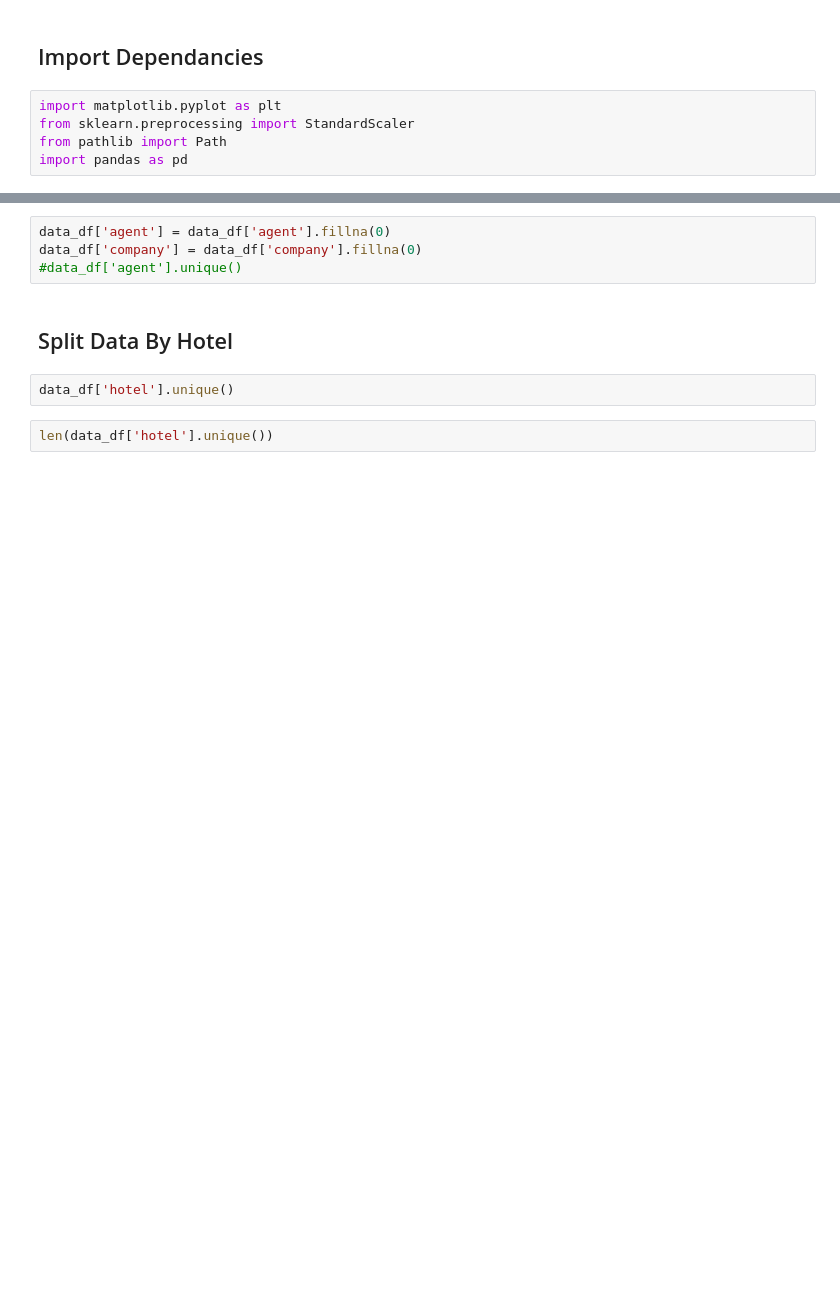
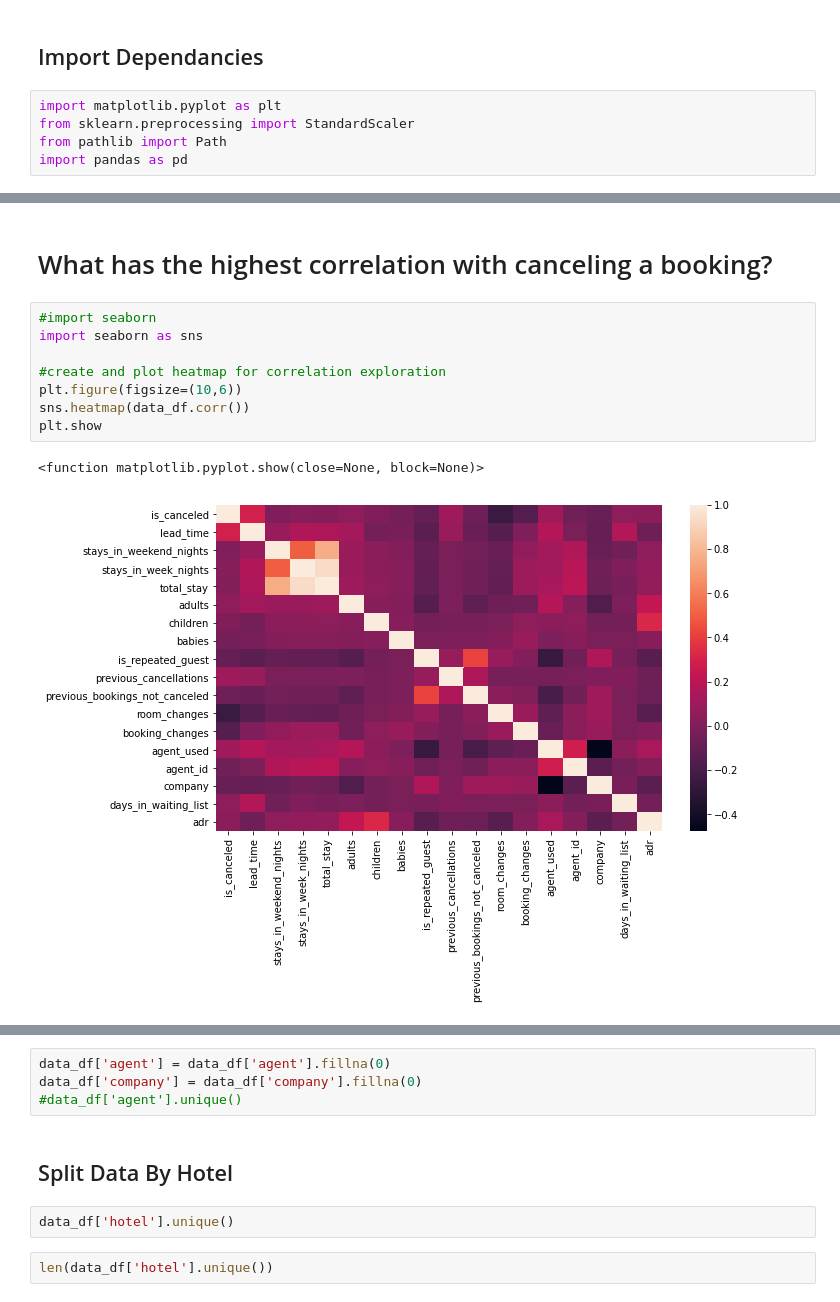
Before and after one commit to taylorsyde/Hotel_Booking, a Jupyter notebook: Dev/PreProcessing.ipynb, the cells around one changed output, grey strips where cells are left out. Drawn from its saved outputs; the diff is of its cells as text; blank space fills up the shorter version.

```diff
--- a/Dev/PreProcessing.ipynb
+++ b/Dev/PreProcessing.ipynb
@@ -34,0 +76,13 @@ Index(['hotel', 'is_canceled', 'lead_time', 'arrival_date_year',
+# %% [markdown]
+# What has the highest correlation with canceling a booking?
+# %%
+#import seaborn
+import seaborn as sns
+
+#create and plot heatmap for correlation exploration
+plt.figure(figsize=(10,6))
+sns.heatmap(data_df.corr())
+plt.show
+# %% [output]
+<function matplotlib.pyplot.show(close=None, block=None)>
+[figure, added]
```
Also changed, not shown: parts of 20 cells of this notebook.
